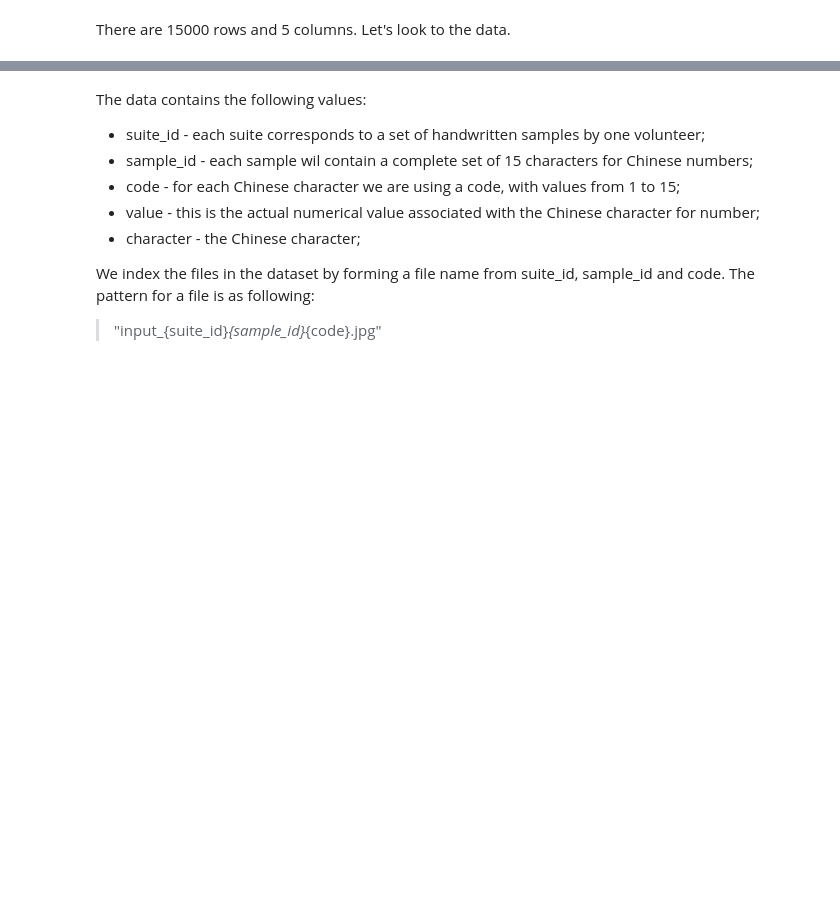
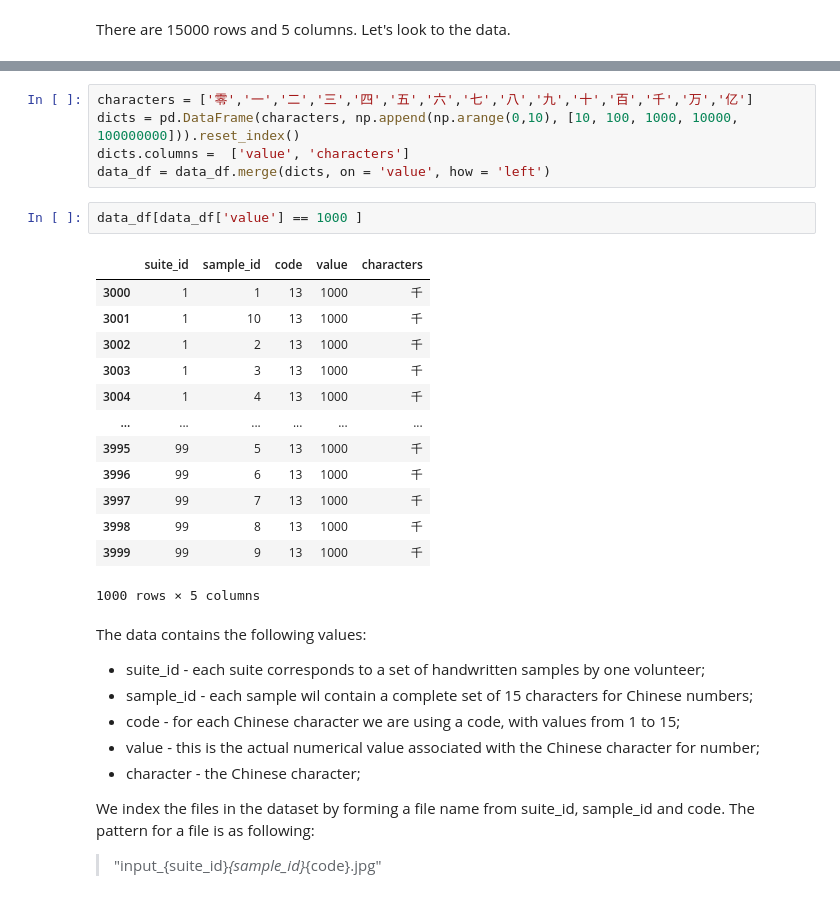
Before and after one commit to fyenne/mycv_docs, a Jupyter notebook: tensorflow-keras-gpu-for-chinese-mnist-prediction.ipynb, the cells around one changed output, grey strips where cells are left out. Saved outputs shown, nothing was run; the diff lists cells and outputs as text; blank space fills up the shorter version.

```diff
--- a/tensorflow-keras-gpu-for-chinese-mnist-prediction.ipynb
+++ b/tensorflow-keras-gpu-for-chinese-mnist-prediction.ipynb
@@ -150,3 +150,24 @@ data_df.sample(100).head()
+# %%
+characters = ['零','一','二','三','四','五','六','七','八','九','十','百','千','万','亿']
+dicts = pd.DataFrame(characters, np.append(np.arange(0,10), [10, 100, 1000, 10000, 100000000])).reset_index()
+dicts.columns =  ['value', 'characters']
+data_df = data_df.merge(dicts, on = 'value', how = 'left')
+# %%
+data_df[data_df['value'] == 1000 ]
+# %% [output]
+|  | suite_id | sample_id | code | value | characters |
+| 3000 | 1 | 1 | 13 | 1000 | 千 |
+| 3001 | 1 | 10 | 13 | 1000 | 千 |
+| 3002 | 1 | 2 | 13 | 1000 | 千 |
+| 3003 | 1 | 3 | 13 | 1000 | 千 |
+| 3004 | 1 | 4 | 13 | 1000 | 千 |
+| ... | ... | ... | ... | ... | ... |
+| 3995 | 99 | 5 | 13 | 1000 | 千 |
+| 3996 | 99 | 6 | 13 | 1000 | 千 |
+| 3997 | 99 | 7 | 13 | 1000 | 千 |
+| 3998 | 99 | 8 | 13 | 1000 | 千 |
+| 3999 | 99 | 9 | 13 | 1000 | 千 |
+1000 rows × 5 columns
 # %% [markdown]
 The data contains the following values:
 
```
Also changed, not shown: parts of 14 cells of this notebook, 1 other file.
